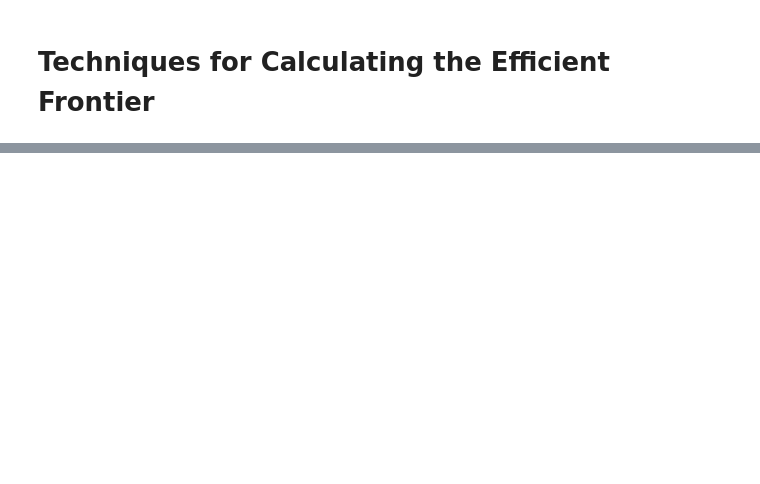
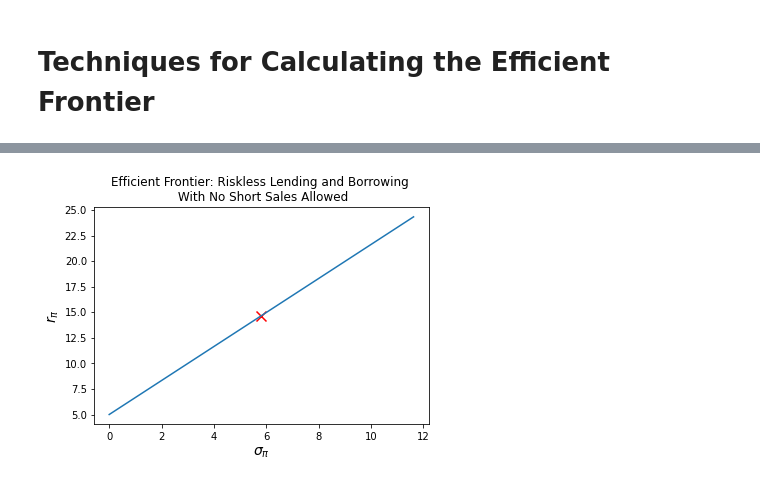
Before and after one commit to mjhoshea/portfolio-optimisation, a Jupyter notebook: notebooks/ch6.ipynb, the cells around one changed output, grey strips where cells are left out. Saved outputs shown, nothing was run; the diff lists cells and outputs as text; code cells hidden in the pictures; blank space fills up the shorter version.

```diff
--- a/notebooks/ch6.ipynb
+++ b/notebooks/ch6.ipynb
@@ -463,0 +110,4 @@ efficient_frontier(avg_ret, cov)
+# %%
+efficient_frontier.plot_frontier(allow_shorts=False, allow_lending=True, riskless_rate=5)
+# %% [output]
+[figure, added]
```
Also changed, not shown: parts of 85 cells of this notebook, 2 other files.
